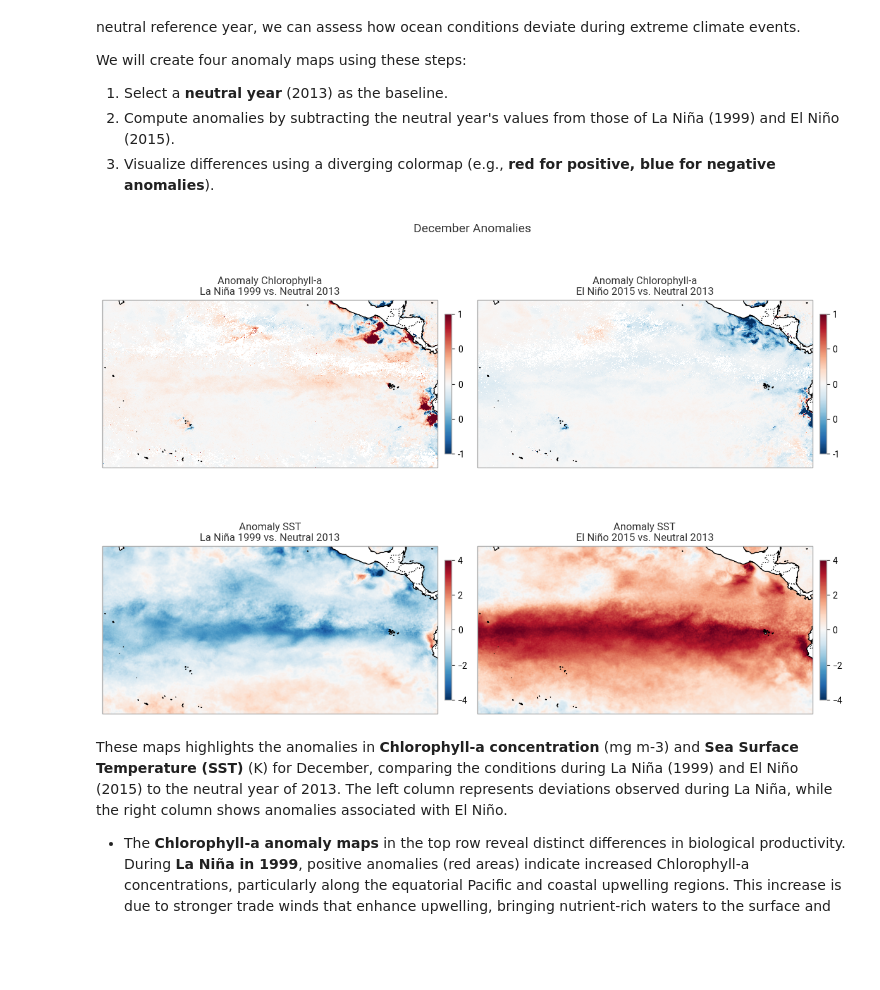
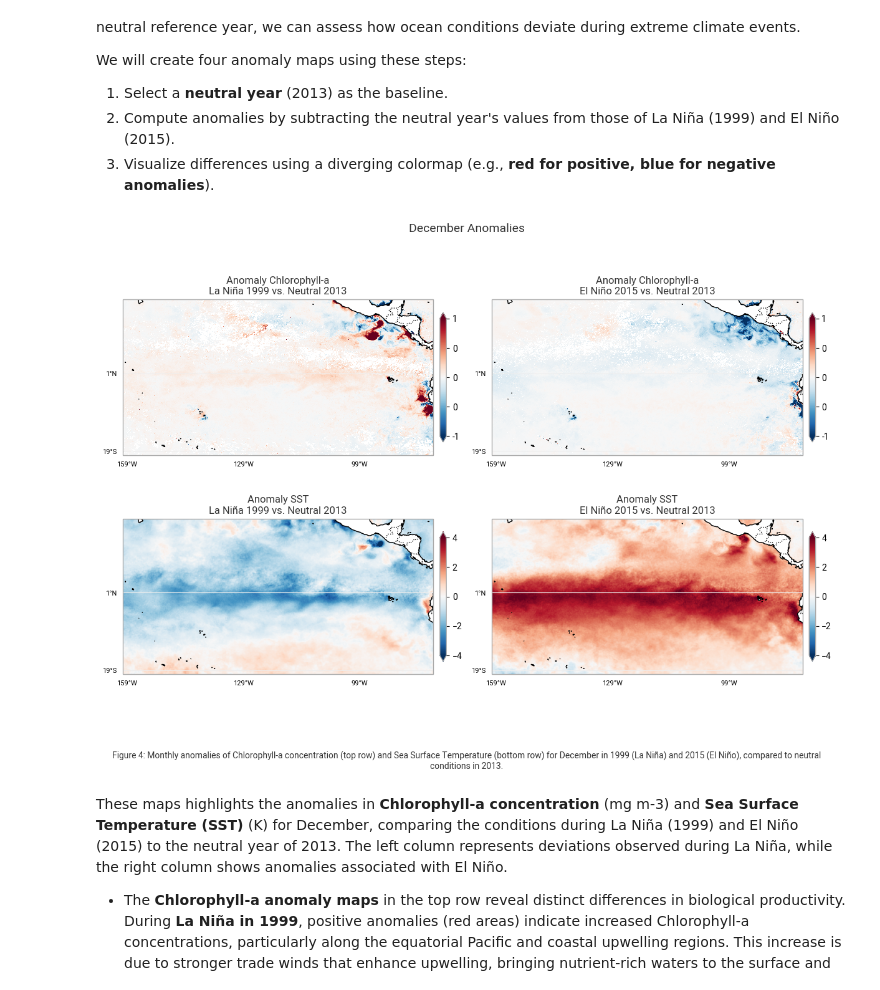
Before and after one commit to ecmwf-training/c3s-training-submodule-sat-obs-ocean, a Jupyter notebook: ocean-colour-sea-surface-temperature.ipynb, the cells around one changed output. Cells and saved outputs as stored; diff of their text form; code cells hidden in the pictures; blank space fills up the shorter version.

```diff
--- a/ocean-colour-sea-surface-temperature.ipynb
+++ b/ocean-colour-sea-surface-temperature.ipynb
@@ -486,7 +528,6 @@ oc_data = load_december_data("./data_cds_oc", "chlor_a")
 sst_data = load_december_data("./data_cds_sst", "analysed_sst")
 
 # Define colors:
-# Green shades for OC, Orange shades for SST
 oc_colors = {"1999": "green", "2013": "black", "2015": "orange"}
 sst_colors = {"1999": "green", "2013": "black", "2015": "orange"}
 
@@ -504,16 +545,24 @@ for (year, phase), ds in sst_data.items():
 # Set titles and labels
 axes[0].set_title("Chlorophyll-a Concentration (OC) - December Time Series")
 axes[1].set_title("Sea Surface Temperature (SST) - December Time Series")
-
-# Format x-axis to show only "December days"
 axes[1].set_xlabel("Day of December")
 axes[1].set_xticks(range(1, 32))
 
-# Configure legends
+# Configure legends and y-axis labels
 for ax in axes:
-    ax.set_ylabel("Chlorophyll-a (mg m³)" if ax == axes[0] else "Temperature (K)")
+    ax.set_ylabel("Chlorophyll-a (mg m⁻³)" if ax == axes[0] else "Temperature (K)")
     ax.grid()
     ax.legend(loc="upper right")
 
+# Add figure caption
+caption = (
+    "Figure 2: Time series of daily chlorophyll-a concentration (top) and sea surface temperature (bottom) "
+    "for the month of December in 1999 (La Niña), 2013 (Neutral), and 2015 (El Niño)."
+)
+plt.figtext(0.5, 0.01, caption, wrap=True, horizontalalignment='center', fontsize=10)
+
+# Adjust layout
+plt.tight_layout()
+plt.subplots_adjust(bottom=0.20)
 plt.show()
 # %% [output]
@@ -729,13 +798,11 @@ We will create four anomaly maps using these steps:
 neutral_oc = oc_datasets[1]["chlor_a"].squeeze()
 neutral_sst = sst_datasets[1]["analysed_sst"].squeeze()
 
-
 # Function to calculate anomalies
 def calculate_anomalies(data, neutral_data):
     return data - neutral_data
 
-
-# Function to plot data
+# Function to plot map with geographic ticks based on dataset extent
 def plot_map(ax, data, title, cmap, norm=None):
     lat = data.lat if "lat" in data.coords else data.latitude
     lon = data.lon if "lon" in data.coords else data.longitude
@@ -744,78 +811,90 @@ def plot_map(ax, data, title, cmap, norm=None):
     ax.set_title(title, fontsize=12)
     ax.coastlines()
     ax.add_feature(cfeature.BORDERS, linestyle=':')
+
+    # Determine tick positions based on dataset extent
+    lon_min, lon_max = float(lon.min()), float(lon.max())
+    lat_min, lat_max = float(lat.min()), float(lat.max())
+
+    x_ticks = list(range(int(lon_min), int(lon_max) + 1, 30))
+    y_ticks = list(range(int(lat_min), int(lat_max) + 1, 20))
+    ax.set_xticks(x_ticks, crs=ccrs.PlateCarree())
+    ax.set_yticks(y_ticks, crs=ccrs.PlateCarree())
+    ax.tick_params(labelsize=8)
+    ax.xaxis.set_major_formatter(LONGITUDE_FORMATTER)
+    ax.yaxis.set_major_formatter(LATITUDE_FORMATTER)
+
     return img
 
-
-# Create a 2x2 subplot grid for the maps
+# Create a 2x2 subplot grid
 fig, axes = plt.subplots(2, 2, figsize=(12, 9), subplot_kw={'projection': ccrs.PlateCarree()})
 fig.suptitle("December Anomalies", fontsize=14)
 
-# Define diverging colormaps and normalization
+# Define colormaps and normalization
 chlorophyll_cmap = "RdBu_r"
 sst_cmap = "RdBu_r"
 chlor_norm = Normalize(vmin=-1, vmax=1)
 sst_norm = Normalize(vmin=-4, vmax=4)
 
-# Plot Chlorophyll-a anomaly maps for 1999 vs 2013
-oc_anomaly_1999 = calculate_anomalies(
-    oc_datasets[0]["chlor_a"].squeeze(), neutral_oc
-)
+# Chlorophyll-a anomaly: 1999 vs 2013
+oc_anomaly_1999 = calculate_anomalies(oc_datasets[0]["chlor_a"].squeeze(), neutral_oc)
 img_oc_1999 = plot_map(
     axes[0, 0], oc_anomaly_1999, "Anomaly Chlorophyll-a\nLa Niña 1999 vs. Neutral 2013",
     chlorophyll_cmap, norm=chlor_norm
 )
 cbar_oc_1999 = fig.colorbar(
-    img_oc_1999, ax=axes[0, 0], orientation="vertical", fraction=0.02, pad=0.02
+    img_oc_1999, ax=axes[0, 0], orientation="vertical",
+    fraction=0.02, pad=0.02, extend="both"
 )
-cbar_oc_1999.ax.yaxis.set_major_formatter(
-    FuncFormatter(lambda y, _: f'{int(y)}')
-)
+cbar_oc_1999.ax.yaxis.set_major_formatter(FuncFormatter(lambda y, _: f'{int(y)}'))
 
-# Plot SST anomaly maps for 1999 vs 2013
-sst_anomaly_1999 = calculate_anomalies(
-    sst_datasets[0]["analysed_sst"].squeeze(), neutral_sst
-)
+# SST anomaly: 1999 vs 2013
+sst_anomaly_1999 = calculate_anomalies(sst_datasets[0]["analysed_sst"].squeeze(), neutral_sst)
 img_sst_1999 = plot_map(
     axes[1, 0], sst_anomaly_1999, "Anomaly SST\nLa Niña 1999 vs. Neutral 2013",
     sst_cmap, norm=sst_norm
 )
-cbar_sst_1999 = fig.colorbar(
-    img_sst_1999, ax=axes[1, 0], orientation="vertical", fraction=0.02, pad=0.02
+fig.colorbar(
+    img_sst_1999, ax=axes[1, 0], orientation="vertical",
+    fraction=0.02, pad=0.02, extend="both"
 )
 
-# Plot Chlorophyll-a anomaly maps for 2015 vs 2013
-oc_anomaly_2015 = calculate_anomalies(
-    oc_datasets[2]["chlor_a"].squeeze(), neutral_oc
-)
+# Chlorophyll-a anomaly: 2015 vs 2013
+oc_anomaly_2015 = calculate_anomalies(oc_datasets[2]["chlor_a"].squeeze(), neutral_oc)
 img_oc_2015 = plot_map(
     axes[0, 1], oc_anomaly_2015, "Anomaly Chlorophyll-a\nEl Niño 2015 vs. Neutral 2013",
     chlorophyll_cmap, norm=chlor_norm
 )
 cbar_oc_2015 = fig.colorbar(
-    img_oc_2015, ax=axes[0, 1], orientation="vertical", fraction=0.02, pad=0.02
+    img_oc_2015, ax=axes[0, 1], orientation="vertical",
+    fraction=0.02, pad=0.02, extend="both"
 )
-cbar_oc_2015.ax.yaxis.set_major_formatter(
-    FuncFormatter(lambda y, _: f'{int(y)}')
-)
+cbar_oc_2015.ax.yaxis.set_major_formatter(FuncFormatter(lambda y, _: f'{int(y)}'))
 
-# Plot SST anomaly maps for 2015 vs 2013
-sst_anomaly_2015 = calculate_anomalies(
-    sst_datasets[2]["analysed_sst"].squeeze(), neutral_sst
-)
+# SST anomaly: 2015 vs 2013
+sst_anomaly_2015 = calculate_anomalies(sst_datasets[2]["analysed_sst"].squeeze(), neutral_sst)
 img_sst_2015 = plot_map(
     axes[1, 1], sst_anomaly_2015, "Anomaly SST\nEl Niño 2015 vs. Neutral 2013",
     sst_cmap, norm=sst_norm
 )
-cbar_sst_2015 = fig.colorbar(
-    img_sst_2015, ax=axes[1, 1], orientation="vertical", fraction=0.02, pad=0.02
+fig.colorbar(
+    img_sst_2015, ax=axes[1, 1], orientation="vertical",
+    fraction=0.02, pad=0.02, extend="both"
 )
 
-# Plot layout
+# Add figure caption
+caption = (
+    "Figure 4: Monthly anomalies of Chlorophyll-a concentration (top row) and Sea Surface Temperature (bottom row) for December "
+    "in 1999 (La Niña) and 2015 (El Niño), compared to neutral conditions in 2013."
+)
+plt.figtext(0.5, 0.01, caption, wrap=True, horizontalalignment='center', fontsize=10)
+
+# Layout adjustments
 plt.tight_layout()
+plt.subplots_adjust(top=0.92, bottom=0.10)
 plt.show()
 # %% [output]
-[figure, old version]
+[figure, new version]
 # %% [markdown]
 These maps highlights the anomalies in **Chlorophyll-a concentration** (mg m-3) and **Sea Surface Temperature (SST)** (K) for December, comparing the conditions during La Niña (1999) and El Niño (2015) to the neutral year of 2013. The left column represents deviations observed during La Niña, while the right column shows anomalies associated with El Niño.
 
```
Also changed, not shown: parts of 22 cells of this notebook.
